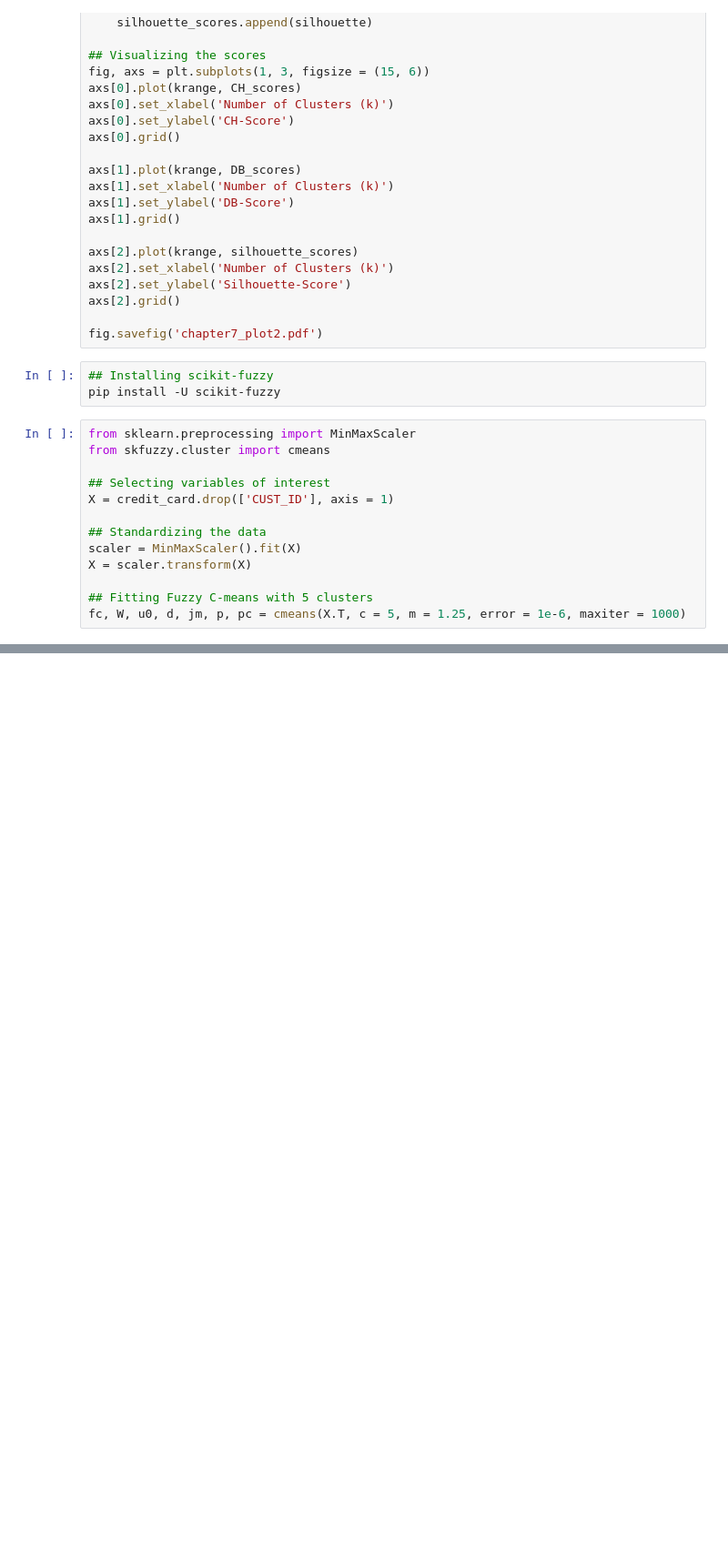
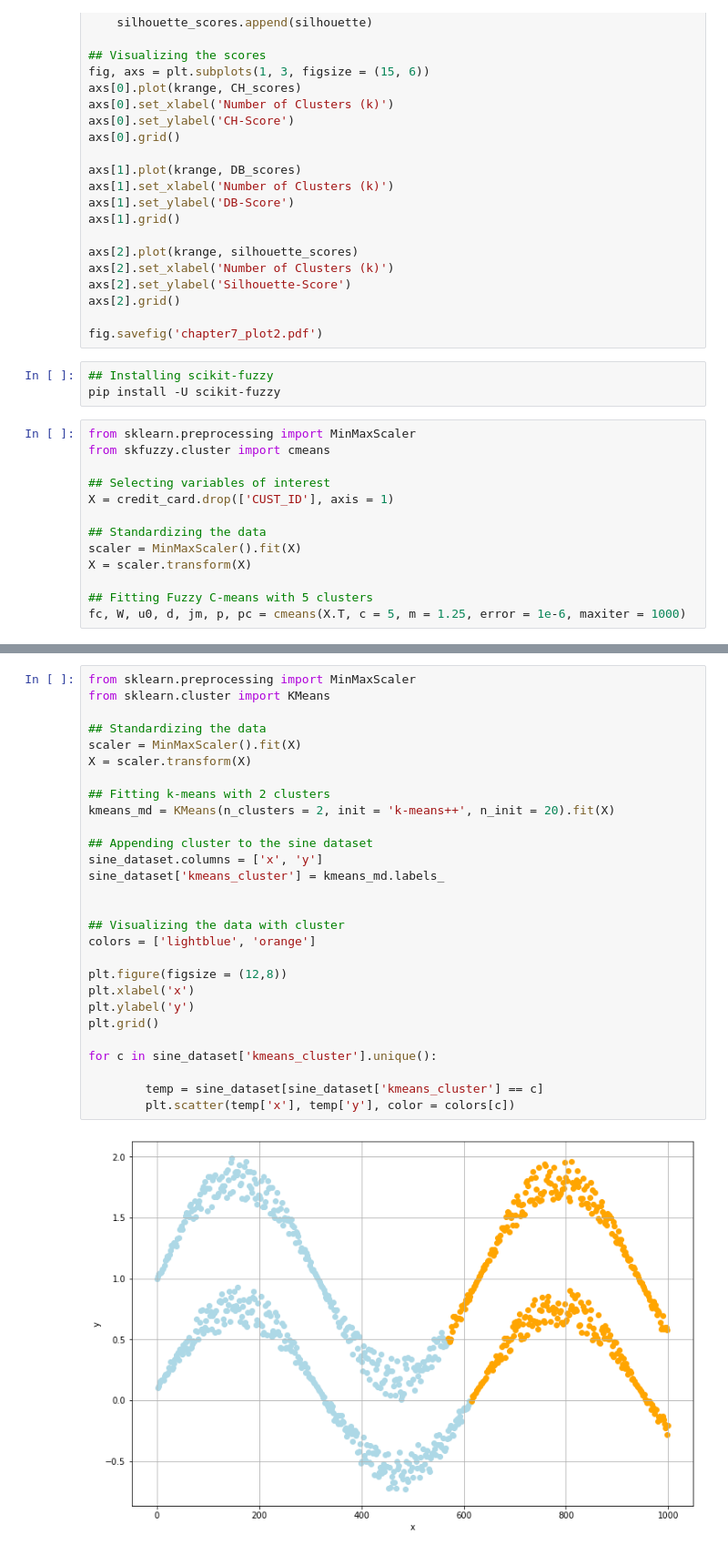
Before and after one commit to oscarm524/DATA-445, a Jupyter notebook: Chapter7/Chapter7.ipynb, the cells around one changed output, grey strips where cells are left out. Shown at 91% size. Drawn from its saved outputs; the diff is of its cells as text; blank space fills up the shorter version.

```diff
--- a/Chapter7/Chapter7.ipynb
+++ b/Chapter7/Chapter7.ipynb
@@ -397,2 +281,32 @@ plt.show()
+# %%
+from sklearn.preprocessing import MinMaxScaler
+from sklearn.cluster import KMeans
+
+## Standardizing the data
+scaler = MinMaxScaler().fit(X)
+X = scaler.transform(X)
+
+## Fitting k-means with 2 clusters
+kmeans_md = KMeans(n_clusters = 2, init = 'k-means++', n_init = 20).fit(X)
+
+## Appending cluster to the sine dataset
+sine_dataset.columns = ['x', 'y']
+sine_dataset['kmeans_cluster'] = kmeans_md.labels_
+
+
+## Visualizing the data with cluster
+colors = ['lightblue', 'orange']
+
+plt.figure(figsize = (12,8))
+plt.xlabel('x')
+plt.ylabel('y')
+plt.grid()
+
+for c in sine_dataset['kmeans_cluster'].unique():
+
+        temp = sine_dataset[sine_dataset['kmeans_cluster'] == c]
+        plt.scatter(temp['x'], temp['y'], color = colors[c])
+# %% [output]
+[figure, added]
 # %%
 from sklearn.preprocessing import MinMaxScaler
```
Also changed, not shown: parts of 5 cells of this notebook.
